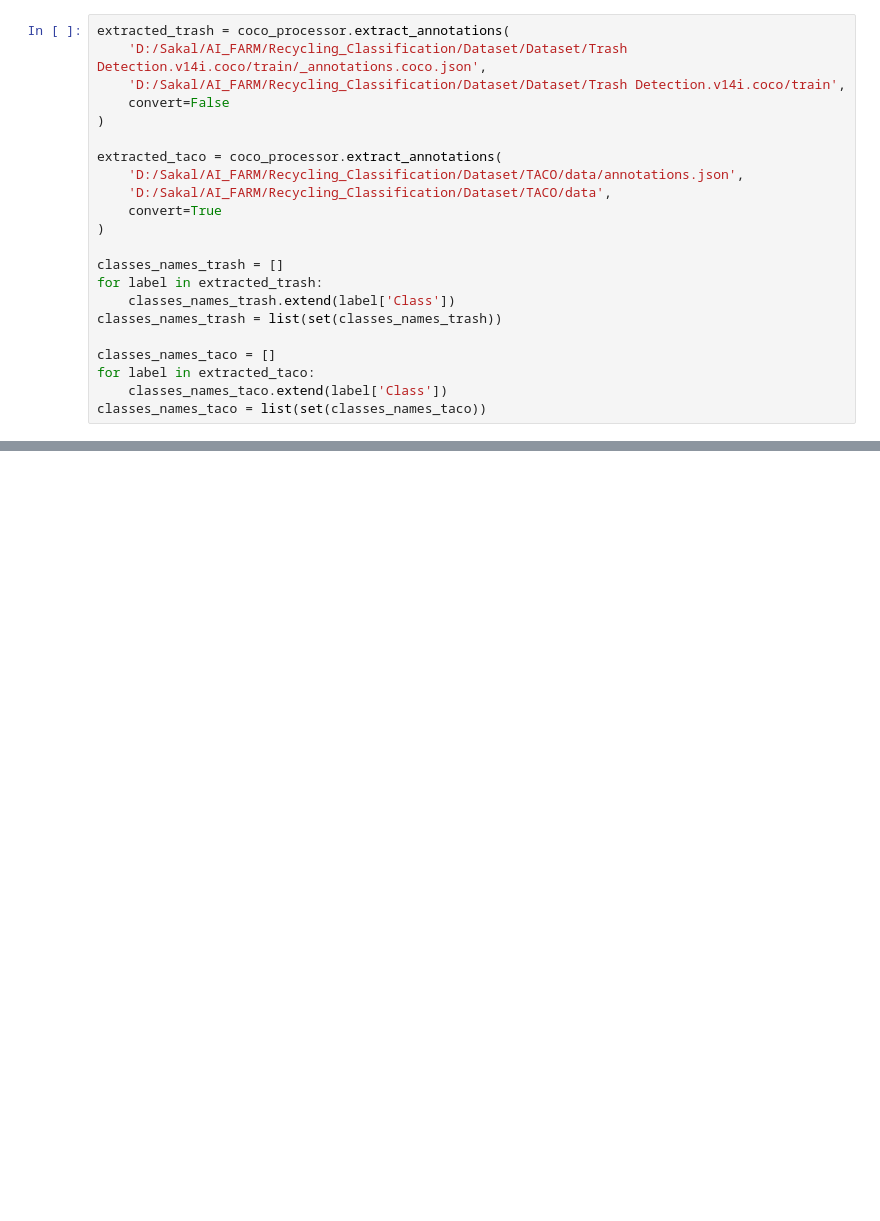
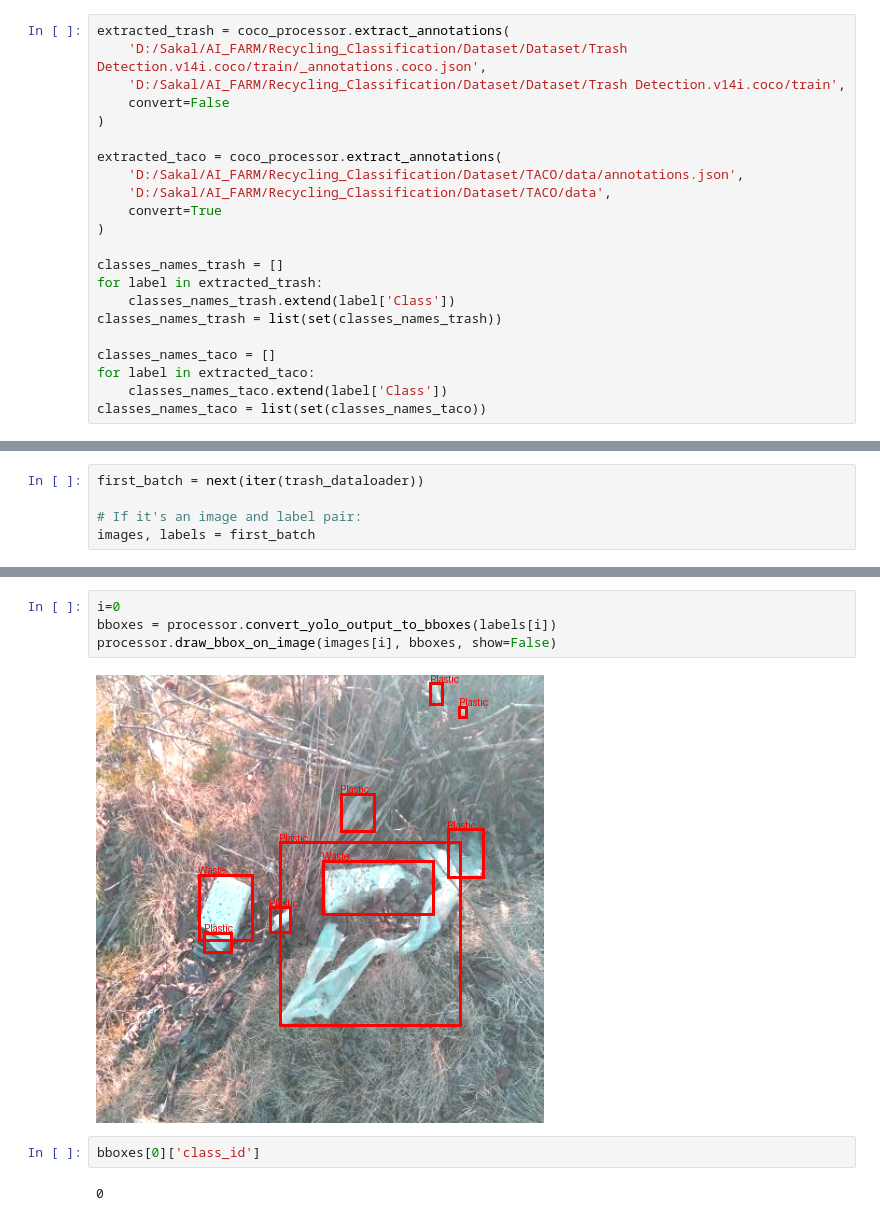
Before and after one commit to SakalYin/Recycling_Classification, a Jupyter notebook: src/train.ipynb, the cells around one changed output, grey strips where cells are left out. Cells and saved outputs as stored; diff of their text form; blank space fills up the shorter version.

```diff
--- a/src/train.ipynb
+++ b/src/train.ipynb
@@ -76,0 +90,5 @@ processor.visualize_training_sample(
+# %%
+first_batch = next(iter(trash_dataloader))
+
+# If it's an image and label pair:
+images, labels = first_batch
@@ -76,0 +121,10 @@ processor.visualize_training_sample(
+# %%
+i=0
+bboxes = processor.convert_yolo_output_to_bboxes(labels[i])
+processor.draw_bbox_on_image(images[i], bboxes, show=False)
+# %% [output]
+[figure, added]
+# %%
+bboxes[0]['class_id']
+# %% [output]
+0
```
Also changed, not shown: parts of 5 cells of this notebook, 2 other files.
